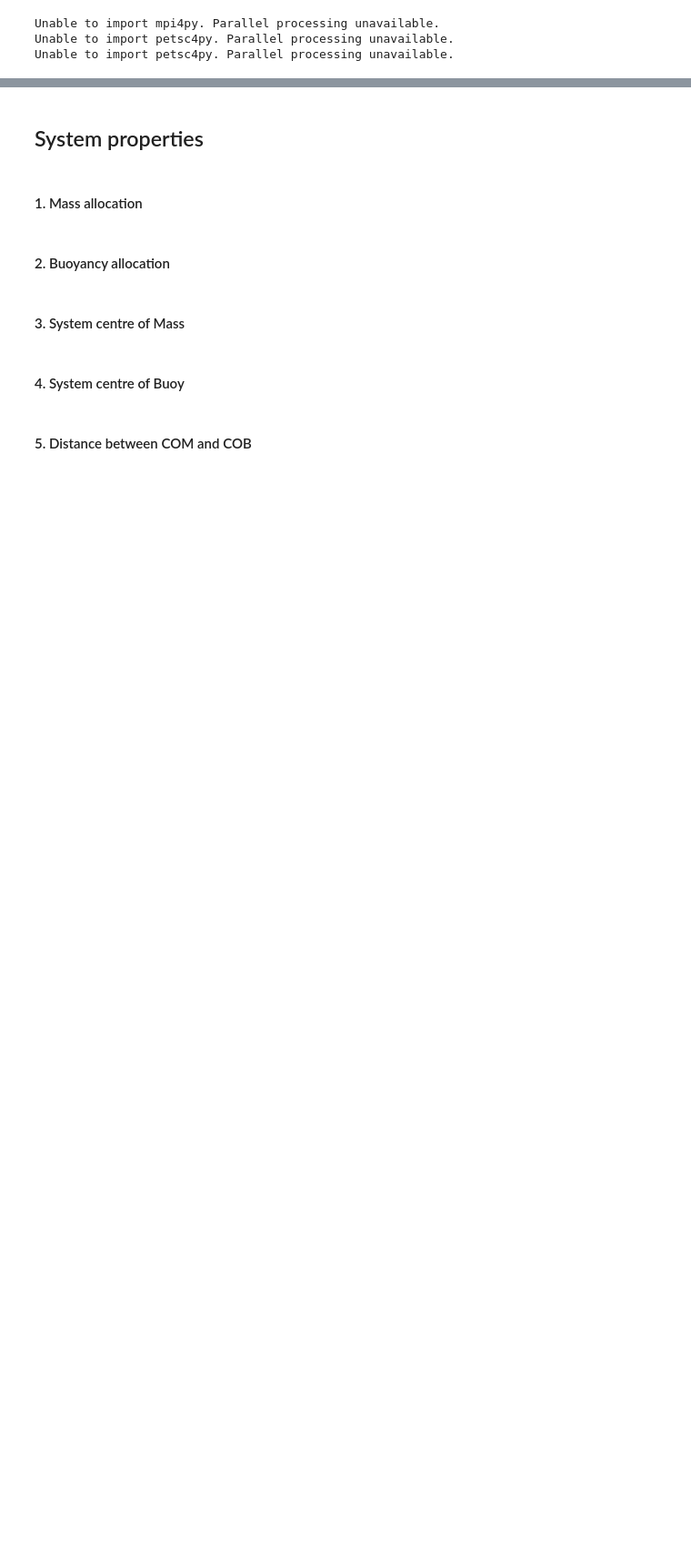
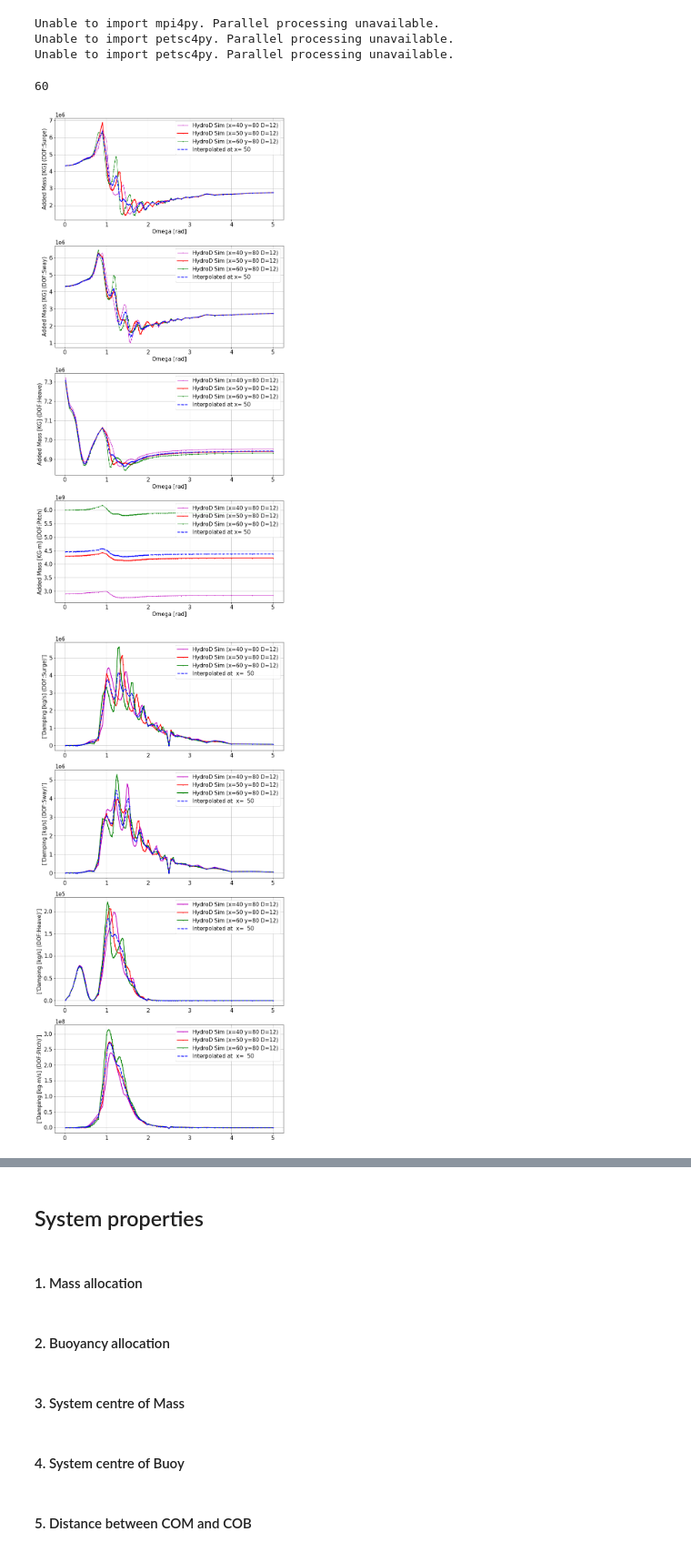
Before and after one commit to jsolvang/MUFP-Optimisation, a Jupyter notebook: Developing.ipynb, the cells around one changed output, grey strips where cells are left out. Shown at 91% size. Cells and saved outputs as stored; diff of their text form; code cells hidden in the pictures; blank space fills up the shorter version.

```diff
--- a/Developing.ipynb
+++ b/Developing.ipynb
@@ -47,3 +47,30 @@ if write == 1:
             file_sim = open(file_path, 'wb')
             pickle.dump(sim, file_sim)
             file_sim.close()
+# %%
+results = []
+interp_inputs = np.array([[40,80,12],
+                          [50,80,12],
+                          [60,80,12]])
+# %%
+for i in np.linspace(0, len(interp_inputs[:, 1]) - 1, len(interp_inputs)).astype(int):
+    file_loc = r'C:\Users\Joar\Documents\1_Education\NTNU\pickle_files'
+    file_name = "\sim_x_%d_y_%d_D%d" % (interp_inputs[i, 0], interp_inputs[i, 1], interp_inputs[i, 2])
+    file_path = file_loc + file_name
+    infile = open(file_path, 'rb')
+    results.append(pickle.load(infile))
+    infile.close()
+# %%
+interp_inputs = np.array([[40,80,12],
+                          [60,80,12]])
+design = [50, 80, 12]
+sim = InterpolateParameters(interp_inputs, design)
+results.append(sim)
+# %%
+interp_inputs = np.array([[40,80,12],
+                          [50,80,12],
+                          [60,80,12]])
+# %%
+interp_inputs[2, 0]
+# %% [output]
+60
@@ -49,0 +265,5 @@ if write == 1:
+# %%
+_plot_interpolation(results, design, interp_inputs)
+# %% [output]
+[figure, added]
+[figure, added]
```
Also changed, not shown: parts of 8 cells of this notebook, 22 other files.
